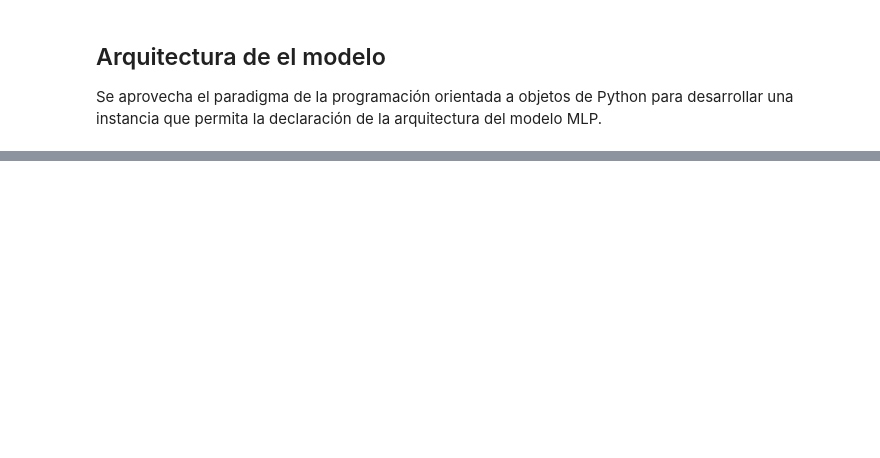
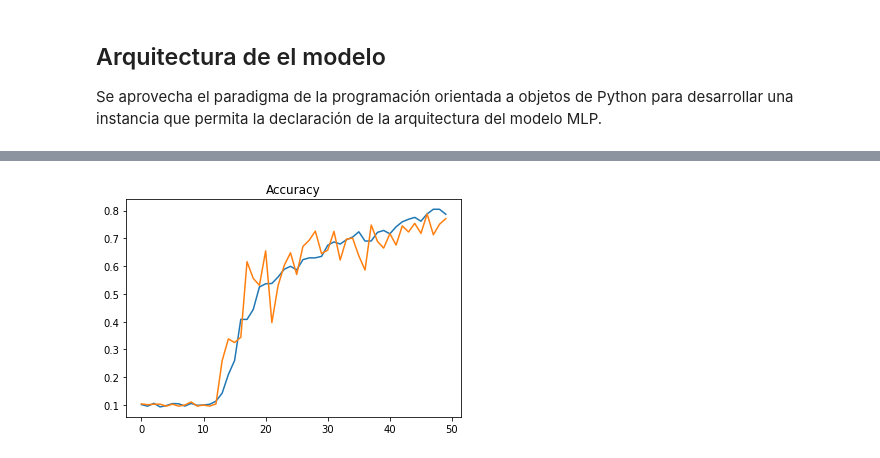
Before and after one commit to MichaelGaliciaZ/RNA_Avanzadas, a Jupyter notebook: Tarea_2/MLP_TensorFlowV2.ipynb, the cells around one changed output, grey strips where cells are left out. Drawn from its saved outputs; the diff is of its cells as text; code cells hidden in the pictures; blank space fills up the shorter version.

```diff
--- a/Tarea_2/MLP_TensorFlowV2.ipynb
+++ b/Tarea_2/MLP_TensorFlowV2.ipynb
@@ -80,0 +157,40 @@ class DNN_Model():
+# %%
+def fitting(model,train_x,train_y,test_x,test_y,EPOCHS,N_batch,batch_size):
+  Train_L=[]
+  Test_L=[]
+  Train_A=[]
+  Test_A=[]
+
+  for epoch in range(EPOCHS):
+    i=0
+    while i+batch_size < len(train_x) or i+batch_size<batch_size*N_batch:
+      start = i
+      end = i+batch_size
+      batch_x = train_x[start:end]
+      batch_y = train_y[start:end]
+      train_step(model,batch_x,batch_y)
+      i+=batch_size
+    test_step(model,test_x,test_y)
+
+
+
+    template = 'Epoch {}, Perdida: {}, Exactitud: {}, Perdida de prueba: {}, Exactitud de prueba: {}'
+    print(template.format(epoch+1,
+                         train_loss.result(),
+                        train_accuracy.result()*100,
+                        test_loss.result(),
+                        test_accuracy.result()*100))
+    Train_L.append(train_loss.result())
+    Train_A.append(train_accuracy.result())
+    Test_L.append(test_loss.result())
+    Test_A.append(test_accuracy.result())
+
+    train_loss.reset_states()
+    train_accuracy.reset_states()
+    test_loss.reset_states()
+    test_accuracy.reset_states()
+
+  return (Train_A,Test_A),(Train_L,Test_L)
+# %%
+DNN=DNN_Model(lenght_input=28*28,lenght_output=10)
+(Train_A,Test_A),(Train_L,Test_L)=fitting(DNN,X[0:5000],Y_OHE[0:5000],X[5000:6000],Y_OHE[5000:6000],50,100,50)
@@ -80,0 +215,7 @@ class DNN_Model():
+# %%
+plt.plot(Train_A)
+plt.plot(Test_A)
+plt.title("Accuracy")
+plt.show()
+# %% [output]
+[figure, added]
```
Also changed, not shown: parts of 9 cells of this notebook.
